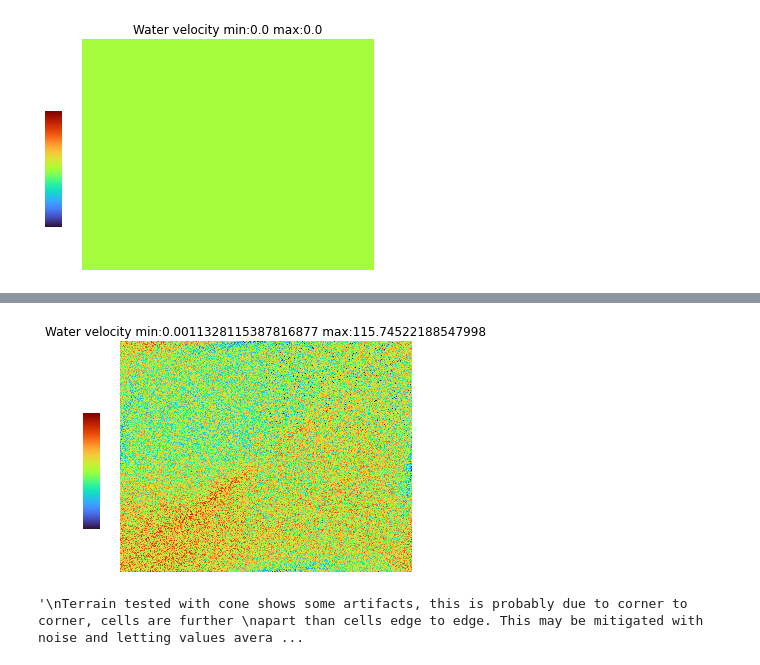
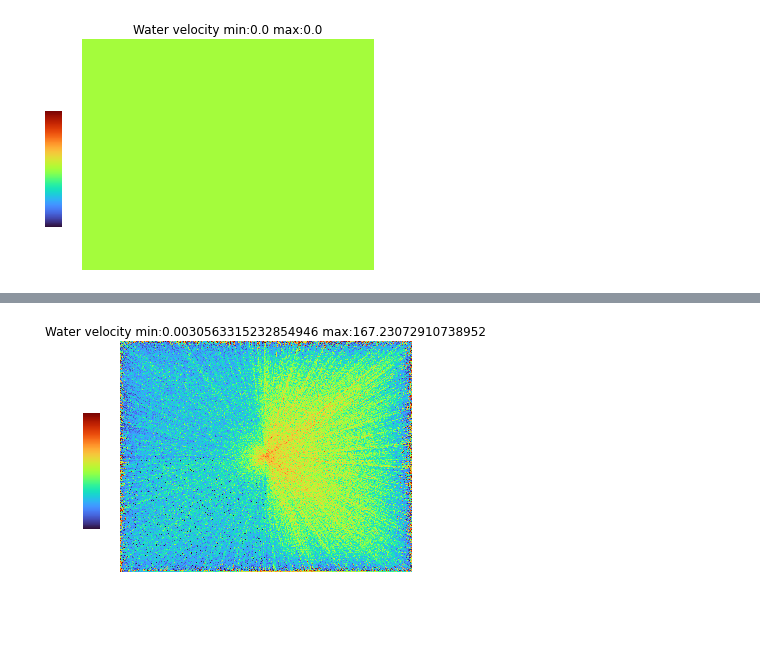
Before and after one commit to kjinks/JinksTerrain, a Jupyter notebook: JinksTerrain_01.ipynb, the cells around one changed output, grey strips where cells are left out. Saved outputs shown, nothing was run; the diff lists cells and outputs as text; code cells hidden in the pictures; blank space fills up the shorter version.

```diff
--- a/JinksTerrain_01.ipynb
+++ b/JinksTerrain_01.ipynb
@@ -193,8 +193,12 @@ sediment_c.displayDistribution()
 '\n### TESTING\nsediment_a = Sediment()\n##Nothing Created\n\nsediment_b = Sediment(\'Clay\')\n##Grain must be an Enum of type Wentworth, Nothing Created\n\nclay = Wentworth.Clay\n\nsediment_c = Sedim ...
 # %%
 class Water():
-    waterLayer = np.random.rand(_MAXX_, _MAXY_)
-    velocity = np.zeros((_MAXX_, _MAXY_))
+    waterLayer = None
+    velocity = None
+
+    def __init__(self):
+        self.waterLayer = np.random.rand(_MAXX_, _MAXY_)
+        self.velocity = np.zeros((_MAXX_, _MAXY_))
 
     def readWater(self, x, y):
         return self.activeSedimentLayer[x, y]
@@ -231,36 +235,16 @@ class Water():
         plt.colorbar(cax=cax)
 
     def calcVelocityMap(self, dx, dy):
-        '''
-        dx = np.expand_dims(dx, 1)
-        dy = np.expand_dims(dy, -1)
+        _z = 1.0
 
-        norm = copy.copy(np.expand_dims(dx + dy, -1))
-        norm.resize((_MAXX_, _MAXY_, 3))
-
-        up = np.array([0.0, 0.0, 1.0])
-
-        a = np.sin(np.arccos(np.dot(norm, up))) * self.waterLayer * _GRAV_
-        a = np.where(np.isnan(a), 0, a)
-        self.velocity = self.velocity + a
-        return self.velocity
-
-        '''
-        up = np.array([0.0, 0.0, 1.0])
-
-        norm = np.zeros((3))
-
-        vel = np.zeros((_MAXX_, _MAXY_))
+        newVelocity = copy.copy(self.waterLayer)
 
         for y in range(_MAXY_):
             for x in range(_MAXX_):
-                norm[0] = dx[x, y]
-                norm[1] = dy[x, y]
-                norm[2] = 0.0
+                result = (newVelocity[x,y] * np.sin(np.arctan2(_z, dx[x, y])) * _GRAV_) + (newVelocity[x,y] * np.sin(np.arctan2(_z, dy[x, y])) * _GRAV_)
+                newVelocity[x,y] = result / 2.0
 
-                vel[x, y] = np.sin(np.arccos((norm @ up))) * self.waterLayer[x, y] * _GRAV_
-
-        self.velocity =  self.velocity + vel
+        self.velocity = self.velocity + newVelocity
 
         return self.velocity
 
@@ -277,8 +261,8 @@ class Water():
 
         for y in range(_MAXY_):
             for x in range(_MAXX_):
-                dx = (np.cos(angleOfSlopeMap[x,y]) * self.velocity[x, y] * deltaTime)
-                dy = (np.sin(angleOfSlopeMap[x,y]) * self.velocity[x, y] * deltaTime)
+                dx = (np.sin(angleOfSlopeMap[x,y]) * self.velocity[x, y] * deltaTime)
+                dy = (np.cos(angleOfSlopeMap[x,y]) * self.velocity[x, y] * deltaTime)
                 tx = int(x + dx) % _MAXX_
                 ty = int(y + dy) % _MAXY_
                 nextWater[tx, ty] = ((1 - flow) * self.waterLayer[tx, ty]) + (flow * self.waterLayer[x, y])
@@ -471,14 +477,19 @@ water.displayDistribution()
 # %%
 '''
-Water velocity after moving water a number of iterations.
+Water velocity after moving water a number of iterations. - with cone test data
 '''
 water.displayVelocity()
 # %% [output]
-[figure, old version]
+[figure, new version]
 # %%
 '''
-Terrain tested with cone shows some artifacts, this is probably due to corner to corner, cells are further
+Terrain tested with cone shows some artifacts, this is possibly due to corner to corner, cells are further
 apart than cells edge to edge. This may be mitigated with noise and letting values average into their neighbors.
+
+There is a large artifact noticible on the negative x/y slope of the cone. Cause unknown.
+Will refer to it as rain shadow until fixed.
+
+Jan 3 2024-
+Nah I just messed up the maths, still something is off, positive x has a bias,
+could it be the np.roll method I am using to get the slope?
 '''
-# %% [output]
-'\nTerrain tested with cone shows some artifacts, this is probably due to corner to corner, cells are further \napart than cells edge to edge. This may be mitigated with noise and letting values avera ...
```
Also changed, not shown: parts of 13 cells of this notebook.
